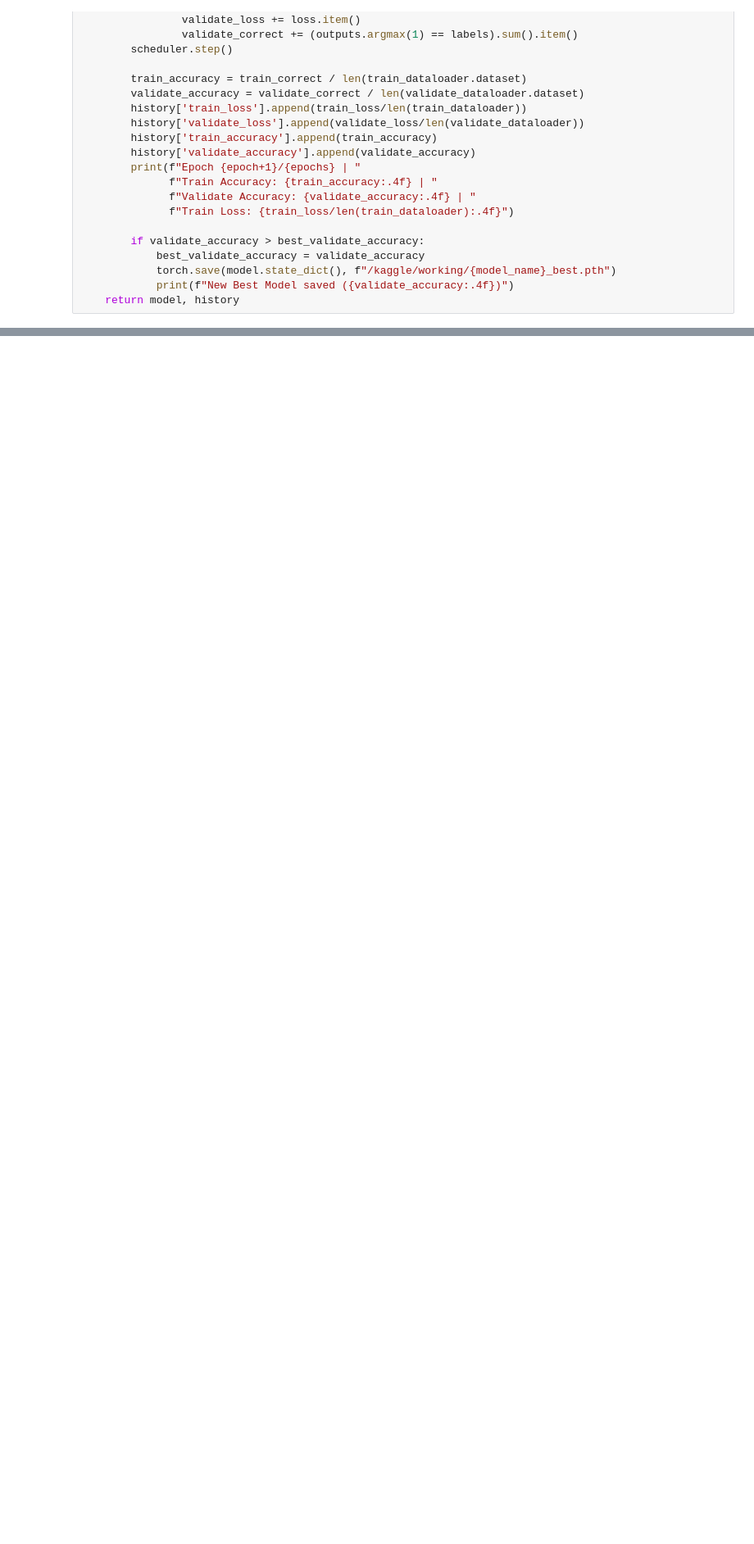
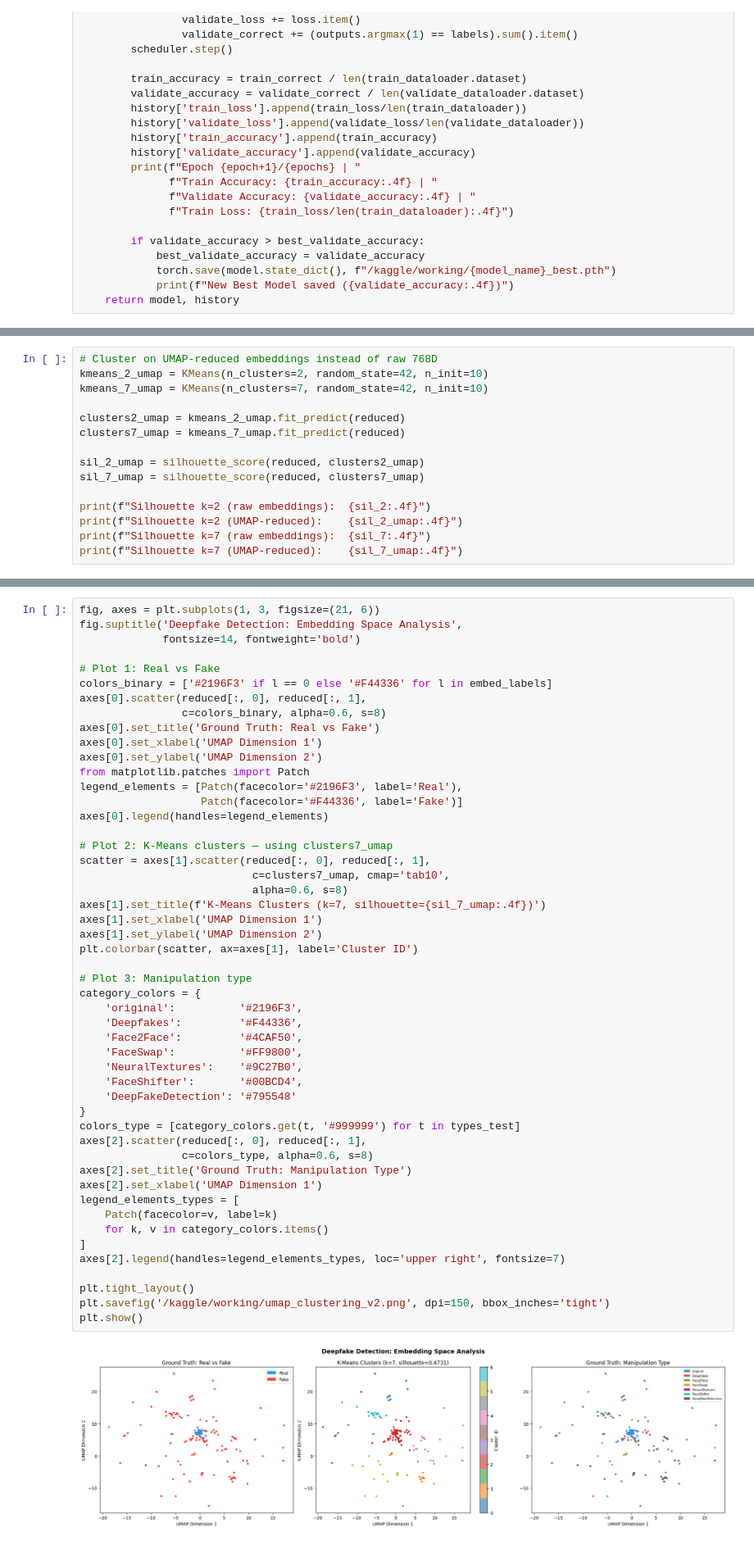
Before and after one commit to rino-genistus/DeepFake-Detection, a Jupyter notebook: deepfake_detection.ipynb, the cells around one changed output, grey strips where cells are left out. Shown at 82% size. Saved outputs shown, nothing was run; the diff lists cells and outputs as text; blank space fills up the shorter version.

```diff
--- a/deepfake_detection.ipynb
+++ b/deepfake_detection.ipynb
@@ -646,0 +774,15 @@ pip install umap-learn -q
+# %%
+# Cluster on UMAP-reduced embeddings instead of raw 768D
+kmeans_2_umap = KMeans(n_clusters=2, random_state=42, n_init=10)
+kmeans_7_umap = KMeans(n_clusters=7, random_state=42, n_init=10)
+
+clusters2_umap = kmeans_2_umap.fit_predict(reduced)
+clusters7_umap = kmeans_7_umap.fit_predict(reduced)
+
+sil_2_umap = silhouette_score(reduced, clusters2_umap)
+sil_7_umap = silhouette_score(reduced, clusters7_umap)
+
+print(f"Silhouette k=2 (raw embeddings):  {sil_2:.4f}")
+print(f"Silhouette k=2 (UMAP-reduced):    {sil_2_umap:.4f}")
+print(f"Silhouette k=7 (raw embeddings):  {sil_7:.4f}")
+print(f"Silhouette k=7 (UMAP-reduced):    {sil_7_umap:.4f}")
@@ -646,0 +794,52 @@ pip install umap-learn -q
+# %%
+fig, axes = plt.subplots(1, 3, figsize=(21, 6))
+fig.suptitle('Deepfake Detection: Embedding Space Analysis',
+             fontsize=14, fontweight='bold')
+
+# Plot 1: Real vs Fake
+colors_binary = ['#2196F3' if l == 0 else '#F44336' for l in embed_labels]
+axes[0].scatter(reduced[:, 0], reduced[:, 1],
+                c=colors_binary, alpha=0.6, s=8)
+axes[0].set_title('Ground Truth: Real vs Fake')
+axes[0].set_xlabel('UMAP Dimension 1')
+axes[0].set_ylabel('UMAP Dimension 2')
+from matplotlib.patches import Patch
+legend_elements = [Patch(facecolor='#2196F3', label='Real'),
+                   Patch(facecolor='#F44336', label='Fake')]
+axes[0].legend(handles=legend_elements)
+
+# Plot 2: K-Means clusters — using clusters7_umap
+scatter = axes[1].scatter(reduced[:, 0], reduced[:, 1],
+                           c=clusters7_umap, cmap='tab10',
+                           alpha=0.6, s=8)
+axes[1].set_title(f'K-Means Clusters (k=7, silhouette={sil_7_umap:.4f})')
+axes[1].set_xlabel('UMAP Dimension 1')
+axes[1].set_ylabel('UMAP Dimension 2')
+plt.colorbar(scatter, ax=axes[1], label='Cluster ID')
+
+# Plot 3: Manipulation type
+category_colors = {
+    'original':          '#2196F3',
+    'Deepfakes':         '#F44336',
+    'Face2Face':         '#4CAF50',
+    'FaceSwap':          '#FF9800',
+    'NeuralTextures':    '#9C27B0',
+    'FaceShifter':       '#00BCD4',
+    'DeepFakeDetection': '#795548'
+}
+colors_type = [category_colors.get(t, '#999999') for t in types_test]
+axes[2].scatter(reduced[:, 0], reduced[:, 1],
+                c=colors_type, alpha=0.6, s=8)
+axes[2].set_title('Ground Truth: Manipulation Type')
+axes[2].set_xlabel('UMAP Dimension 1')
+legend_elements_types = [
+    Patch(facecolor=v, label=k)
+    for k, v in category_colors.items()
+]
+axes[2].legend(handles=legend_elements_types, loc='upper right', fontsize=7)
+
+plt.tight_layout()
+plt.savefig('/kaggle/working/umap_clustering_v2.png', dpi=150, bbox_inches='tight')
+plt.show()
+# %% [output]
+[figure, added]
```
Also changed, not shown: parts of 20 cells of this notebook.
